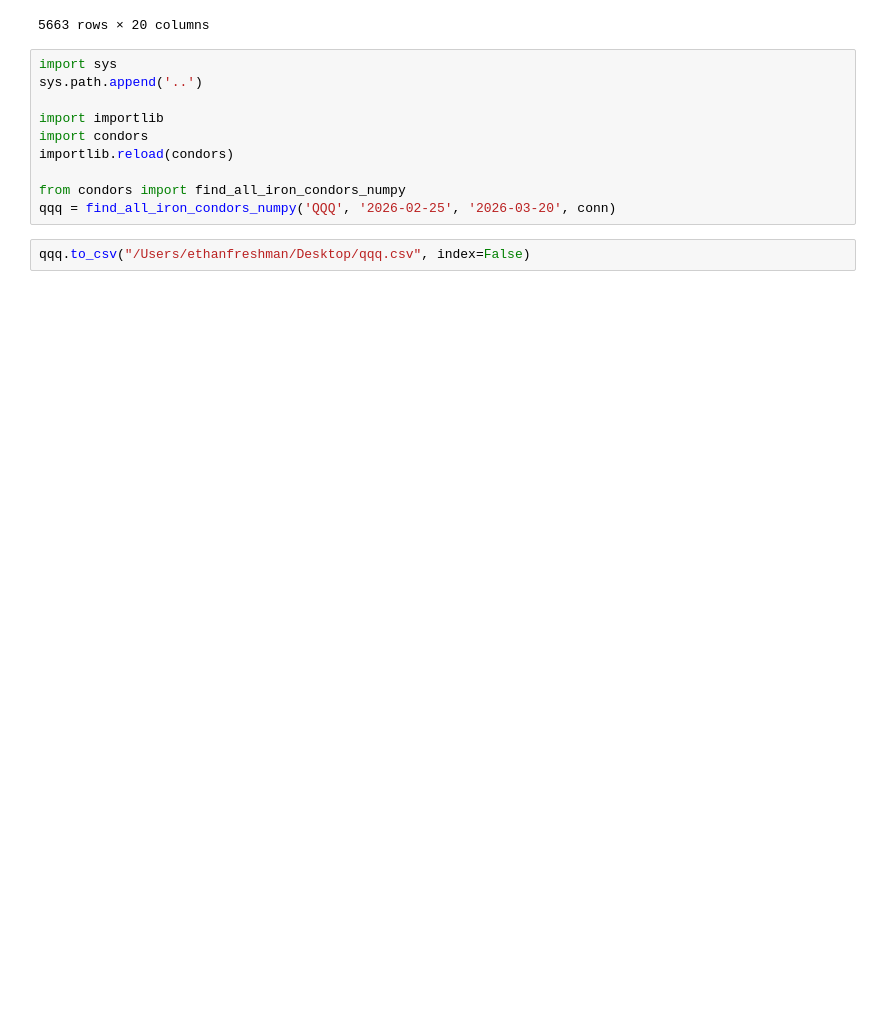
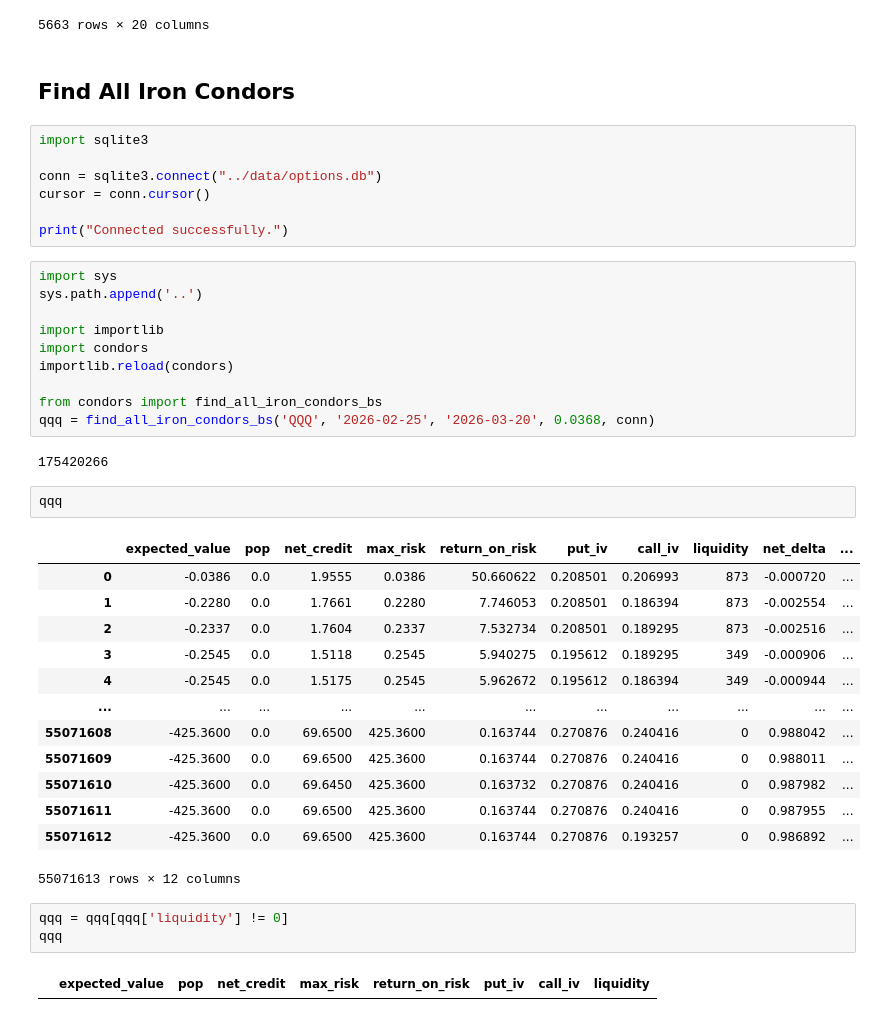
Before and after one commit to ethanfresh/options-mispricings, a Jupyter notebook: notebooks/exploration.ipynb, the cells around one changed output. Saved outputs shown, nothing was run; the diff lists cells and outputs as text; blank space fills up the shorter version.

Commit message:
added black scholes pricing model for condor pop

```diff
--- a/notebooks/exploration.ipynb
+++ b/notebooks/exploration.ipynb
@@ -189,6 +193,15 @@ df[df.duplicated(subset=['contract_symbol'], keep=False)]
 | 6482 | 2026-02-25T18:48:53.291828+00:00 | O:NVDA281215P00330000 | NVDA | -3.24 | -2.180 | 145.41 | ... |
 | 6483 | 2026-02-25T18:48:53.291828+00:00 | O:NVDA281215P00350000 | NVDA | -3.72 | -2.250 | 161.70 | ... |
 5663 rows × 20 columns
+# %% [markdown]
+## Find All Iron Condors
+# %%
+import sqlite3
+
+conn = sqlite3.connect("../data/options.db")
+cursor = conn.cursor()
+
+print("Connected successfully.")
 # %%
 import sys
 sys.path.append('..')
@@ -197,7 +210,28 @@ import importlib
 import condors
 importlib.reload(condors)
 
-from condors import find_all_iron_condors_numpy
-qqq = find_all_iron_condors_numpy('QQQ', '2026-02-25', '2026-03-20', conn)
+from condors import find_all_iron_condors_bs
+qqq = find_all_iron_condors_bs('QQQ', '2026-02-25', '2026-03-20', 0.0368, conn)
+# %% [output]
+175420266
 # %%
-qqq.to_csv("/Users/ethanfreshman/Desktop/qqq.csv", index=False)
+qqq
+# %% [output]
+|  | expected_value | pop | net_credit | max_risk | return_on_risk | put_iv | call_iv | liquidity | net_delta | ... |
+| 0 | -0.0386 | 0.0 | 1.9555 | 0.0386 | 50.660622 | 0.208501 | 0.206993 | 873 | -0.000720 | ... |
+| 1 | -0.2280 | 0.0 | 1.7661 | 0.2280 | 7.746053 | 0.208501 | 0.186394 | 873 | -0.002554 | ... |
+| 2 | -0.2337 | 0.0 | 1.7604 | 0.2337 | 7.532734 | 0.208501 | 0.189295 | 873 | -0.002516 | ... |
+| 3 | -0.2545 | 0.0 | 1.5118 | 0.2545 | 5.940275 | 0.195612 | 0.189295 | 349 | -0.000906 | ... |
+| 4 | -0.2545 | 0.0 | 1.5175 | 0.2545 | 5.962672 | 0.195612 | 0.186394 | 349 | -0.000944 | ... |
+| ... | ... | ... | ... | ... | ... | ... | ... | ... | ... | ... |
+| 55071608 | -425.3600 | 0.0 | 69.6500 | 425.3600 | 0.163744 | 0.270876 | 0.240416 | 0 | 0.988042 | ... |
+| 55071609 | -425.3600 | 0.0 | 69.6500 | 425.3600 | 0.163744 | 0.270876 | 0.240416 | 0 | 0.988011 | ... |
+| 55071610 | -425.3600 | 0.0 | 69.6450 | 425.3600 | 0.163732 | 0.270876 | 0.240416 | 0 | 0.987982 | ... |
+| 55071611 | -425.3600 | 0.0 | 69.6500 | 425.3600 | 0.163744 | 0.270876 | 0.240416 | 0 | 0.987955 | ... |
+| 55071612 | -425.3600 | 0.0 | 69.6500 | 425.3600 | 0.163744 | 0.270876 | 0.193257 | 0 | 0.986892 | ... |
+55071613 rows × 12 columns
+# %%
+qqq = qqq[qqq['liquidity'] != 0]
+qqq
+# %% [output]
+|  | expected_value | pop | net_credit | max_risk | return_on_risk | put_iv | call_iv | liquidity |
```
Also changed, not shown: parts of 5 cells of this notebook, 4 other files.
